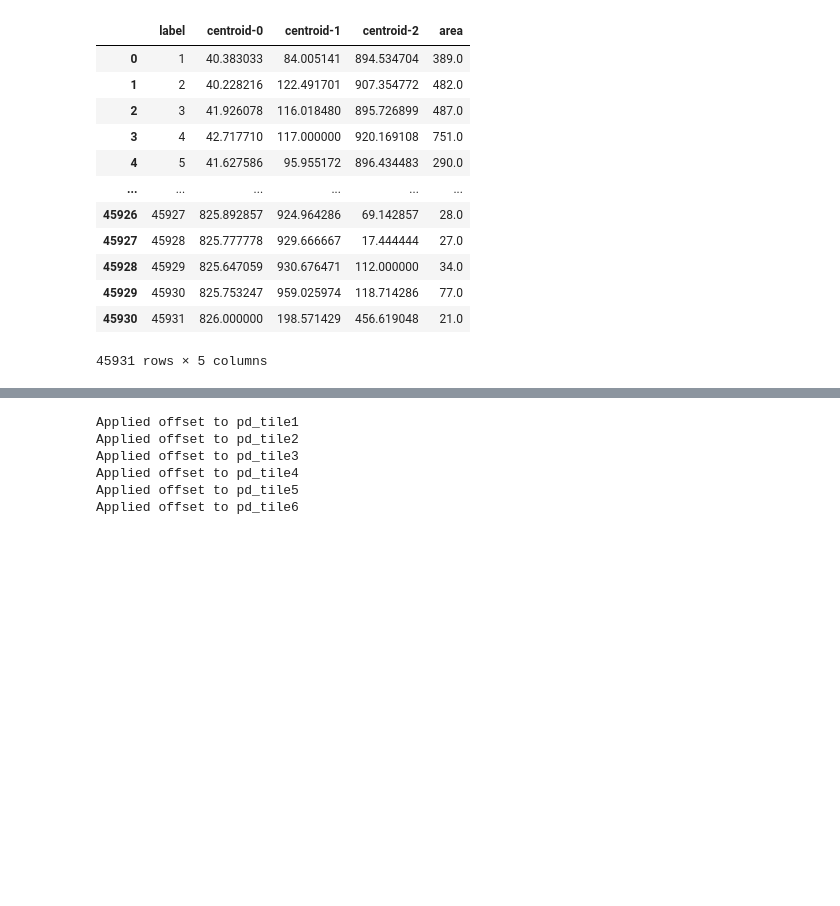
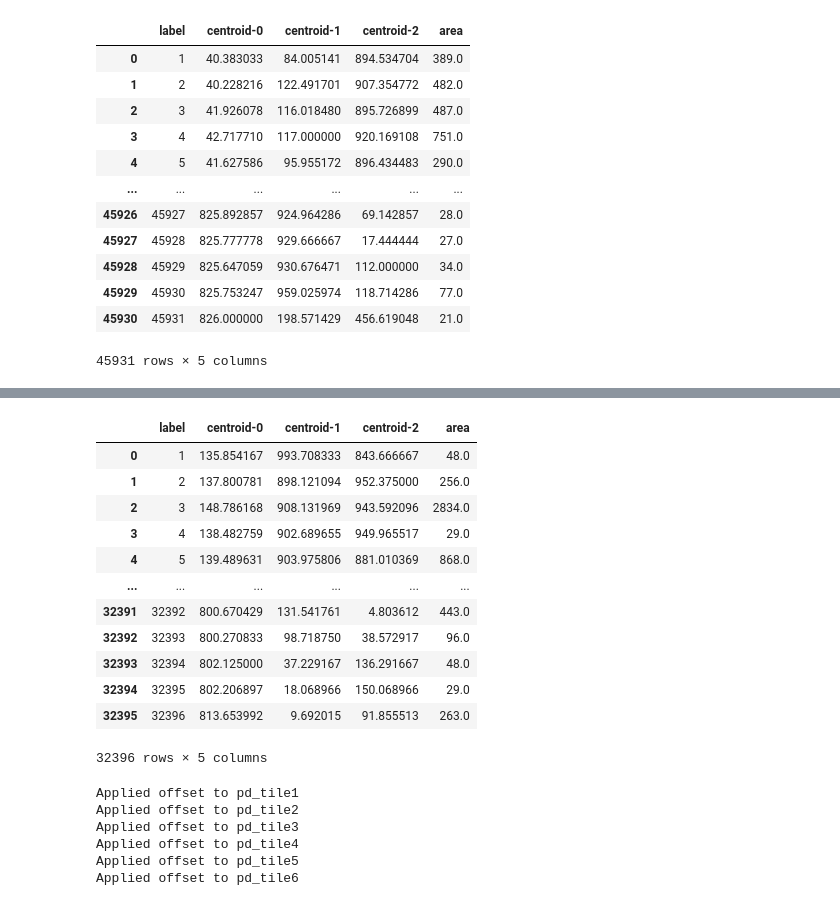
Before and after one commit to xiwang3236/Image_processing_tools, a Jupyter notebook: Stitch_3d_execute.ipynb, the cells around one changed output, grey strips where cells are left out. Drawn from its saved outputs; the diff is of its cells as text; code cells hidden in the pictures; blank space fills up the shorter version.

```diff
--- a/Stitch_3d_execute.ipynb
+++ b/Stitch_3d_execute.ipynb
@@ -71,3 +87,19 @@ pd_tile1
+# %%
+pd_tile5
+# %% [output]
+|  | label | centroid-0 | centroid-1 | centroid-2 | area |
+| 0 | 1 | 135.854167 | 993.708333 | 843.666667 | 48.0 |
+| 1 | 2 | 137.800781 | 898.121094 | 952.375000 | 256.0 |
+| 2 | 3 | 148.786168 | 908.131969 | 943.592096 | 2834.0 |
+| 3 | 4 | 138.482759 | 902.689655 | 949.965517 | 29.0 |
+| 4 | 5 | 139.489631 | 903.975806 | 881.010369 | 868.0 |
+| ... | ... | ... | ... | ... | ... |
+| 32391 | 32392 | 800.670429 | 131.541761 | 4.803612 | 443.0 |
+| 32392 | 32393 | 800.270833 | 98.718750 | 38.572917 | 96.0 |
+| 32393 | 32394 | 802.125000 | 37.229167 | 136.291667 | 48.0 |
+| 32394 | 32395 | 802.206897 | 18.068966 | 150.068966 | 29.0 |
+| 32395 | 32396 | 813.653992 | 9.692015 | 91.855513 | 263.0 |
+32396 rows × 5 columns
 # %%
 import pandas as pd
 import matplotlib.pyplot as plt
```
Also changed, not shown: parts of 1 cell of this notebook, 4 other files.
